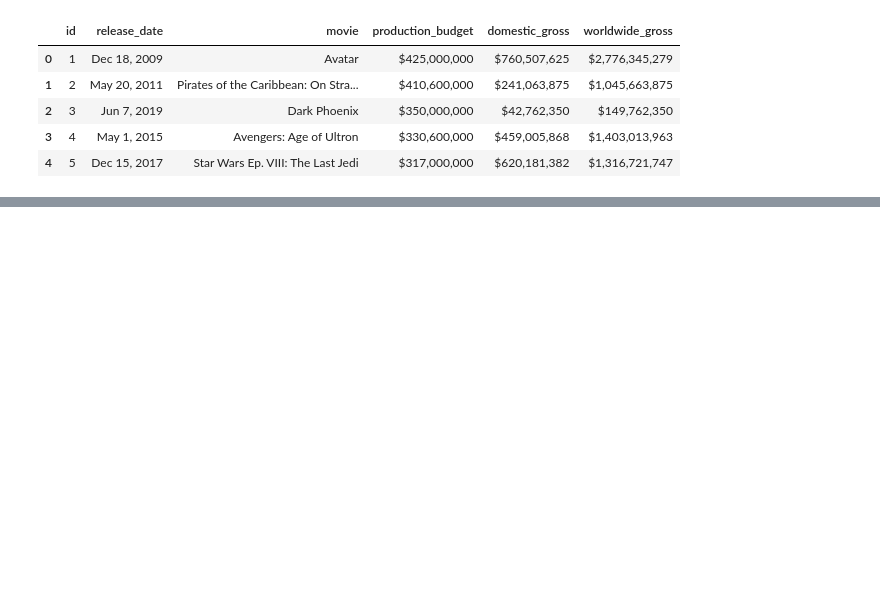
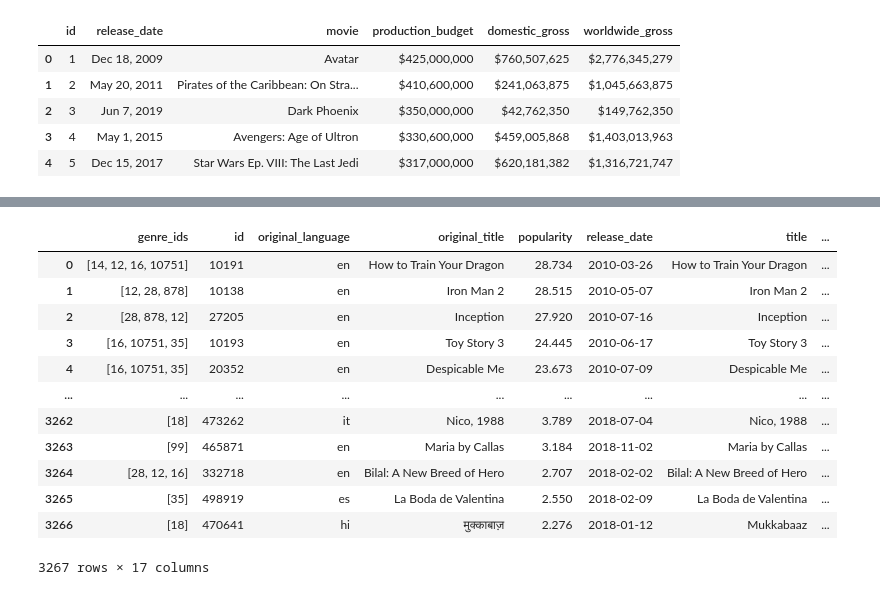
Before and after one commit to mikeyo4800/dsc-phase-1-project-v2-3, a Jupyter notebook: student.ipynb, the cells around one changed output, grey strips where cells are left out. Saved outputs shown, nothing was run; the diff lists cells and outputs as text; code cells hidden in the pictures; blank space fills up the shorter version.

```diff
--- a/student.ipynb
+++ b/student.ipynb
@@ -125,0 +278,16 @@ data
+# %%
+merge_data
+# %% [output]
+|  | genre_ids | id | original_language | original_title | popularity | release_date | title | ... |
+| 0 | [14, 12, 16, 10751] | 10191 | en | How to Train Your Dragon | 28.734 | 2010-03-26 | How to Train Your Dragon | ... |
+| 1 | [12, 28, 878] | 10138 | en | Iron Man 2 | 28.515 | 2010-05-07 | Iron Man 2 | ... |
+| 2 | [28, 878, 12] | 27205 | en | Inception | 27.920 | 2010-07-16 | Inception | ... |
+| 3 | [16, 10751, 35] | 10193 | en | Toy Story 3 | 24.445 | 2010-06-17 | Toy Story 3 | ... |
+| 4 | [16, 10751, 35] | 20352 | en | Despicable Me | 23.673 | 2010-07-09 | Despicable Me | ... |
+| ... | ... | ... | ... | ... | ... | ... | ... | ... |
+| 3262 | [18] | 473262 | it | Nico, 1988 | 3.789 | 2018-07-04 | Nico, 1988 | ... |
+| 3263 | [99] | 465871 | en | Maria by Callas | 3.184 | 2018-11-02 | Maria by Callas | ... |
+| 3264 | [28, 12, 16] | 332718 | en | Bilal: A New Breed of Hero | 2.707 | 2018-02-02 | Bilal: A New Breed of Hero | ... |
+| 3265 | [35] | 498919 | es | La Boda de Valentina | 2.550 | 2018-02-09 | La Boda de Valentina | ... |
+| 3266 | [18] | 470641 | hi | मुक्काबाज़ | 2.276 | 2018-01-12 | Mukkabaaz | ... |
+3267 rows × 17 columns
```
Also changed, not shown: parts of 23 cells of this notebook.
